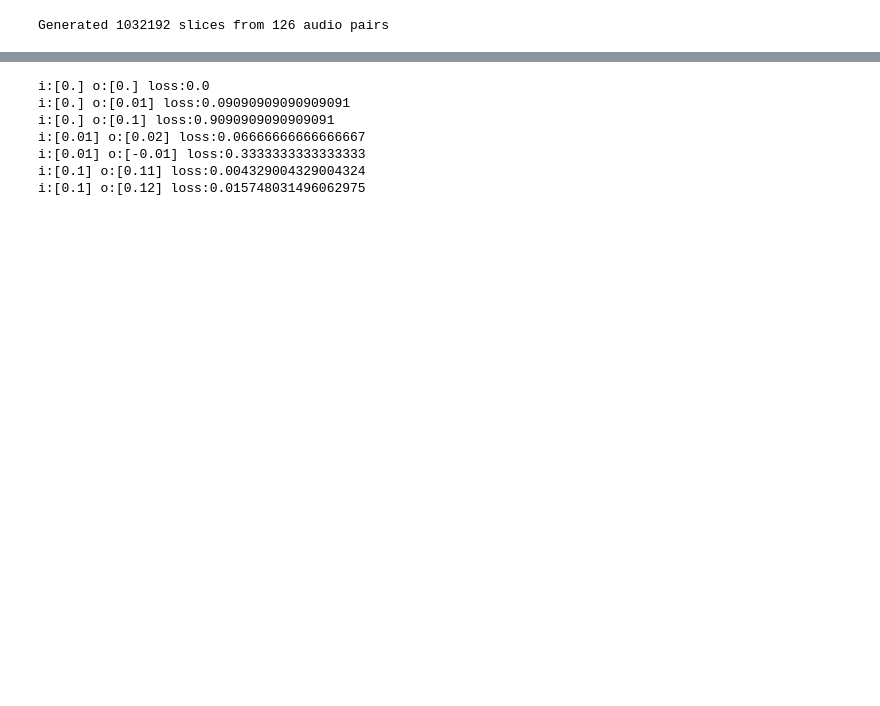
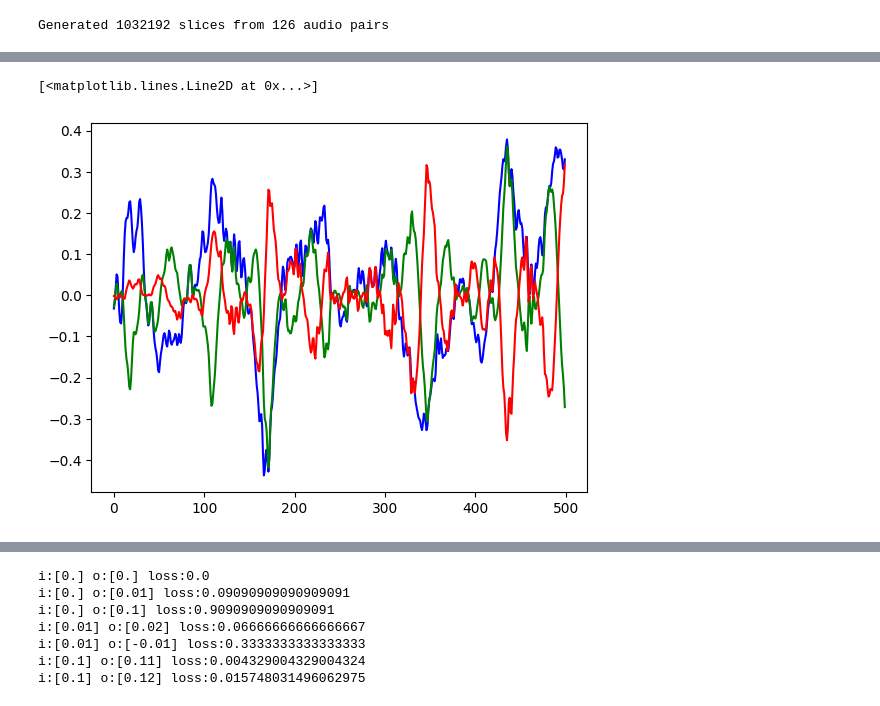
Before and after one commit to wyager/audiofx, a Jupyter notebook: audiofx.ipynb, the cells around one changed output, grey strips where cells are left out. Saved outputs shown, nothing was run; the diff lists cells and outputs as text; code cells hidden in the pictures; blank space fills up the shorter version.

```diff
--- a/audiofx.ipynb
+++ b/audiofx.ipynb
@@ -642,0 +647,7 @@ This may be a good opportunity to try out a more perceptual loss function that p
+# %%
+plt.plot(listen_audio[500:1000],'b')
+plt.plot(am_listen[500:1000],'g')
+plt.plot(am_processed[500:1000], 'r')
+# %% [output]
+[<matplotlib.lines.Line2D at 0x...>]
+[figure, added]
```
Also changed, not shown: parts of 19 cells of this notebook.
